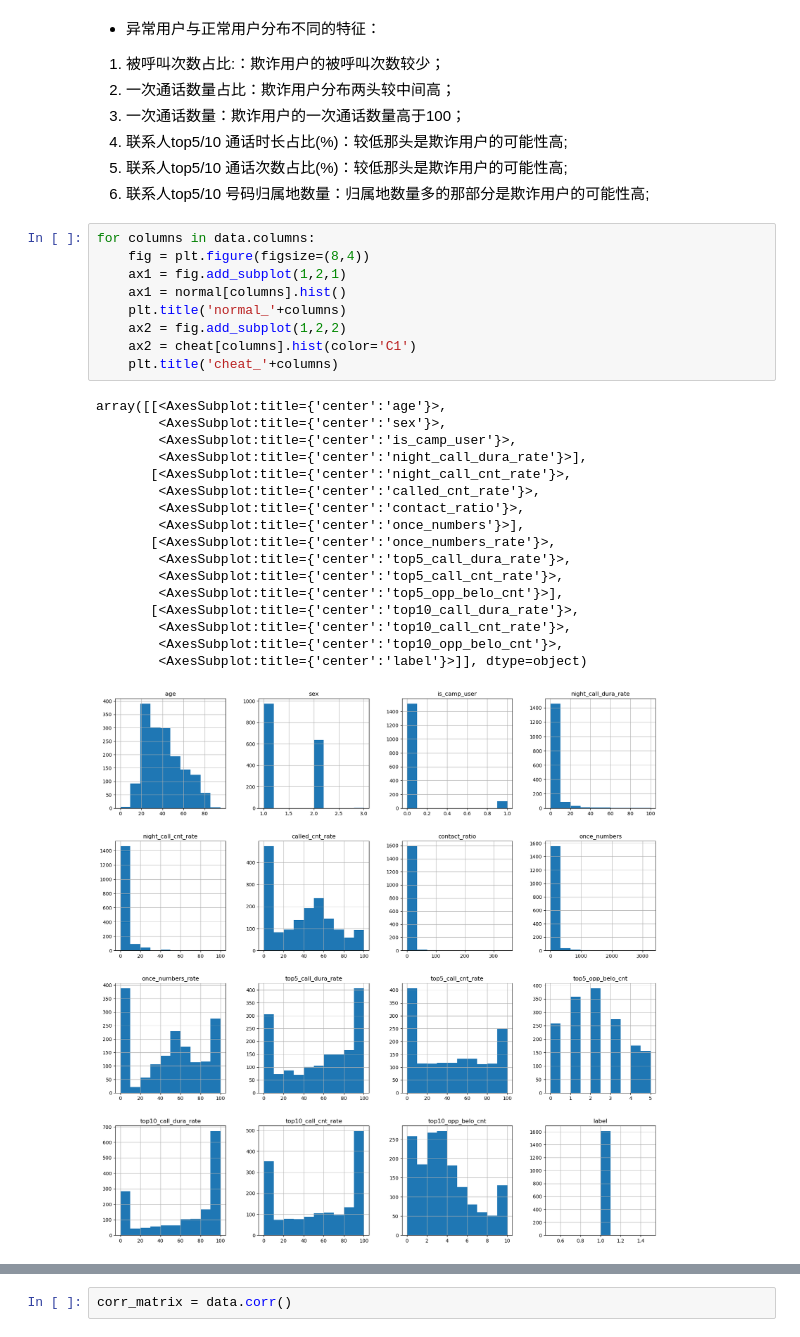
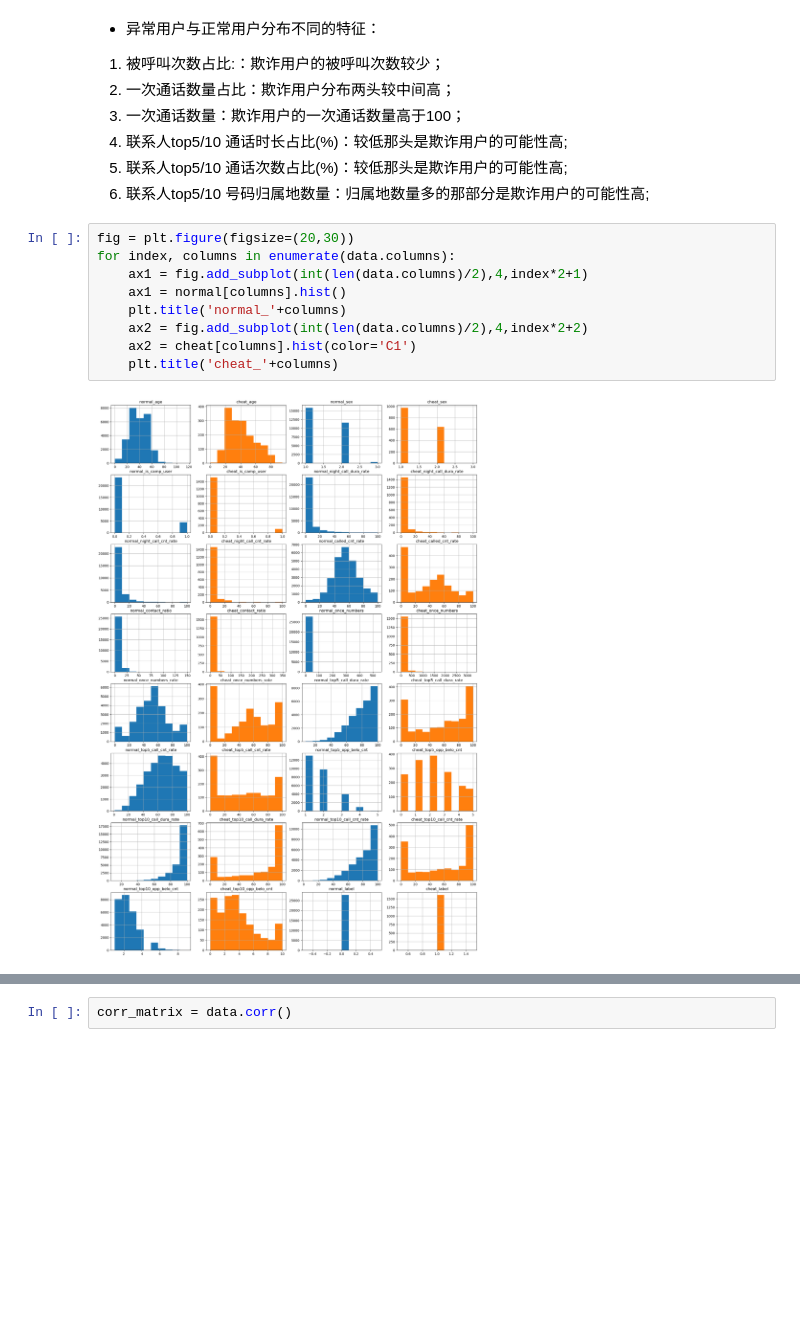
Before and after one commit to Kian716/Risk_Management_Projects, a Jupyter notebook: Untitled.ipynb, the cells around one changed output, grey strips where cells are left out. Drawn from its saved outputs; the diff is of its cells as text; blank space fills up the shorter version.

```diff
--- a/Untitled.ipynb
+++ b/Untitled.ipynb
@@ -150,32 +150,16 @@ cheat = data[data['label']==1]
 5. 联系人top5/10 通话次数占比(%)：较低那头是欺诈用户的可能性高;
 6. 联系人top5/10 号码归属地数量：归属地数量多的那部分是欺诈用户的可能性高;
 # %%
-for columns in data.columns:
-    fig = plt.figure(figsize=(8,4))
-    ax1 = fig.add_subplot(1,2,1)
+fig = plt.figure(figsize=(20,30))
+for index, columns in enumerate(data.columns):
+    ax1 = fig.add_subplot(int(len(data.columns)/2),4,index*2+1)
     ax1 = normal[columns].hist()
     plt.title('normal_'+columns)
-    ax2 = fig.add_subplot(1,2,2)
+    ax2 = fig.add_subplot(int(len(data.columns)/2),4,index*2+2)
     ax2 = cheat[columns].hist(color='C1')
     plt.title('cheat_'+columns)
 # %% [output]
-array([[<AxesSubplot:title={'center':'age'}>,
-        <AxesSubplot:title={'center':'sex'}>,
-        <AxesSubplot:title={'center':'is_camp_user'}>,
-        <AxesSubplot:title={'center':'night_call_dura_rate'}>],
-       [<AxesSubplot:title={'center':'night_call_cnt_rate'}>,
-        <AxesSubplot:title={'center':'called_cnt_rate'}>,
-        <AxesSubplot:title={'center':'contact_ratio'}>,
-        <AxesSubplot:title={'center':'once_numbers'}>],
-       [<AxesSubplot:title={'center':'once_numbers_rate'}>,
-        <AxesSubplot:title={'center':'top5_call_dura_rate'}>,
-        <AxesSubplot:title={'center':'top5_call_cnt_rate'}>,
-        <AxesSubplot:title={'center':'top5_opp_belo_cnt'}>],
-       [<AxesSubplot:title={'center':'top10_call_dura_rate'}>,
-        <AxesSubplot:title={'center':'top10_call_cnt_rate'}>,
-        <AxesSubplot:title={'center':'top10_opp_belo_cnt'}>,
-        <AxesSubplot:title={'center':'label'}>]], dtype=object)
-[figure, old version]
+[figure, new version]
 # %% [markdown]
 综上所述：
 - 夜间通话时长/次数占比指标分布相似（相关性较高），考虑进行特征处理；
```
Also changed, not shown: parts of 130 cells of this notebook, 5 other files.
